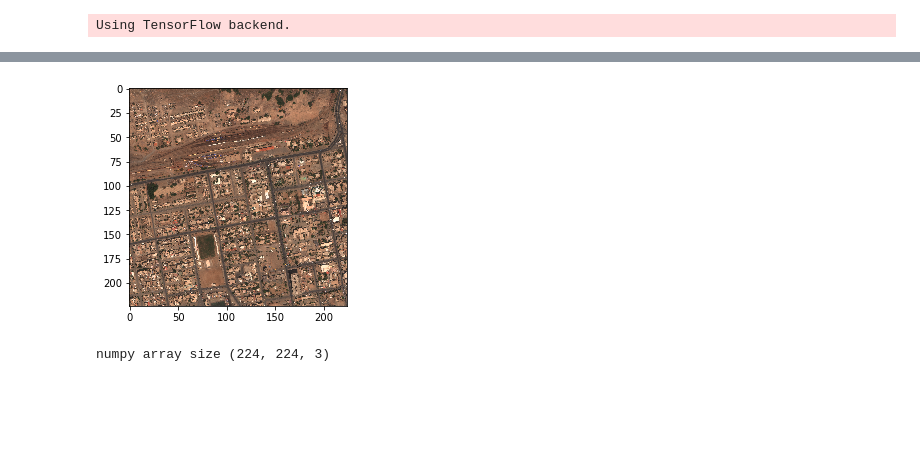
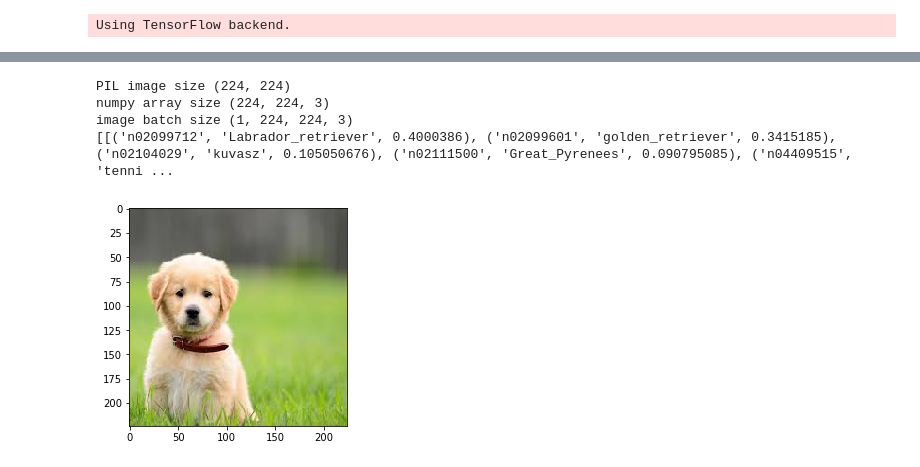
Before and after one commit to AlvanChow/xView_Capstone, a Jupyter notebook: xView_Baseline.ipynb, the cells around one changed output, grey strips where cells are left out. Cells and saved outputs as stored; diff of their text form; code cells hidden in the pictures; blank space fills up the shorter version.

```diff
--- a/xView_Baseline.ipynb
+++ b/xView_Baseline.ipynb
@@ -35,13 +25,43 @@ PIL image size (224, 224)
-# %%
-
-# convert the PIL image to a numpy array
-# IN PIL - image is in (width, height, channel)
-# In Numpy - image is in (height, width, channel)
-numpy_image = img_to_array(original)
-plt.imshow(np.uint8(numpy_image))
-plt.show()
-print('numpy array size',numpy_image.shape)
-# %% [output]
-[figure, removed]
-numpy array size (224, 224, 3)
+# %%
+filename = 'train_images/puppy.jpeg'
+# load an image in PIL format
+original = load_img(filename, target_size=(224, 224))
+print('PIL image size',original.size)
+plt.imshow(original)
+# plt.show()
+
+
+# convert the PIL image to a numpy array
+# IN PIL - image is in (width, height, channel)
+# In Numpy - image is in (height, width, channel)
+numpy_image = img_to_array(original)
+plt.imshow(np.uint8(numpy_image))
+# plt.show()
+print('numpy array size',numpy_image.shape)
+
+# Convert the image / images into batch format
+# expand_dims will add an extra dimension to the data at a particular axis
+# We want the input matrix to the network to be of the form (batchsize, height, width, channels)
+# Thus we add the extra dimension to the axis 0.
+image_batch = np.expand_dims(numpy_image, axis=0)
+print('image batch size', image_batch.shape)
+plt.imshow(np.uint8(image_batch[0]))
+
+# prepare the image for the mobilenet model
+processed_image = mobilenet.preprocess_input(image_batch.copy())
+
+# get the predicted probabilities for each class
+predictions = mobilenet_model.predict(processed_image)
+# print predictions
+
+# convert the probabilities to class labels
+# We will get top 5 predictions which is the default
+label = decode_predictions(predictions)
+print (label)
+# %% [output]
+PIL image size (224, 224)
+numpy array size (224, 224, 3)
+image batch size (1, 224, 224, 3)
+[[('n02099712', 'Labrador_retriever', 0.4000386), ('n02099601', 'golden_retriever', 0.3415185), ('n02104029', 'kuvasz', 0.105050676), ('n02111500', 'Great_Pyrenees', 0.090795085), ('n04409515', 'tenni ...
+[figure, added]
 # %%
```
Also changed, not shown: parts of 5 cells of this notebook, 3 other files.
